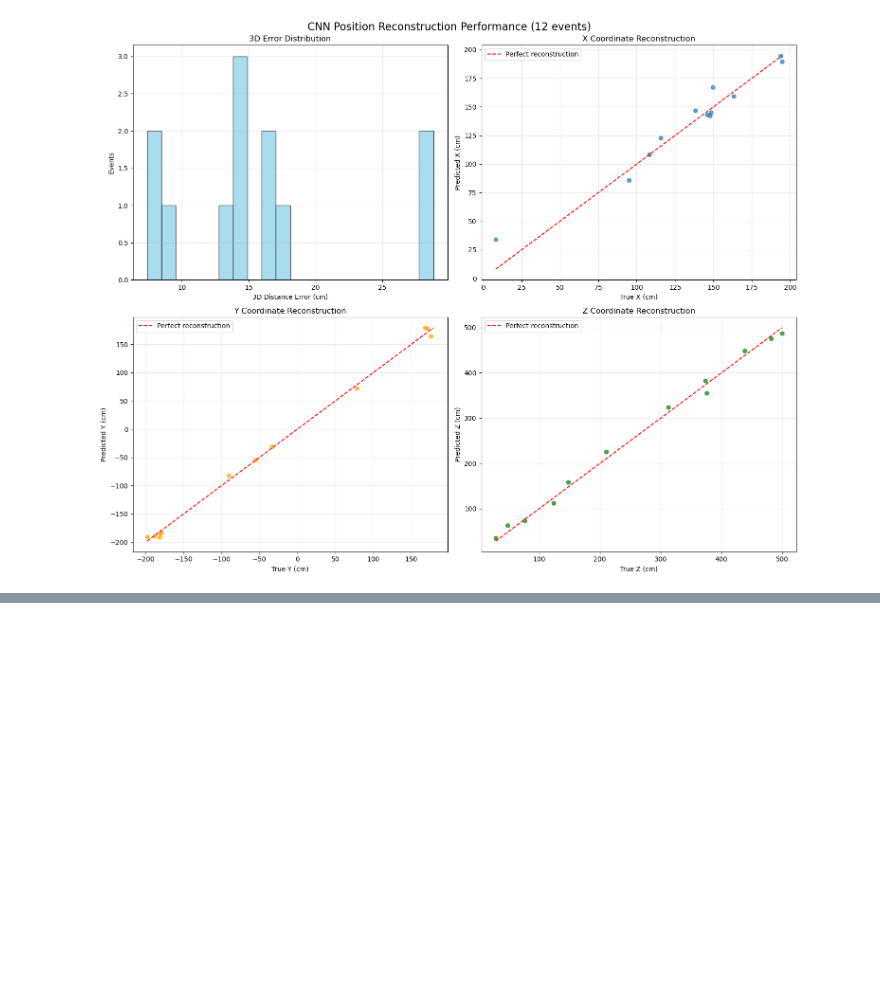
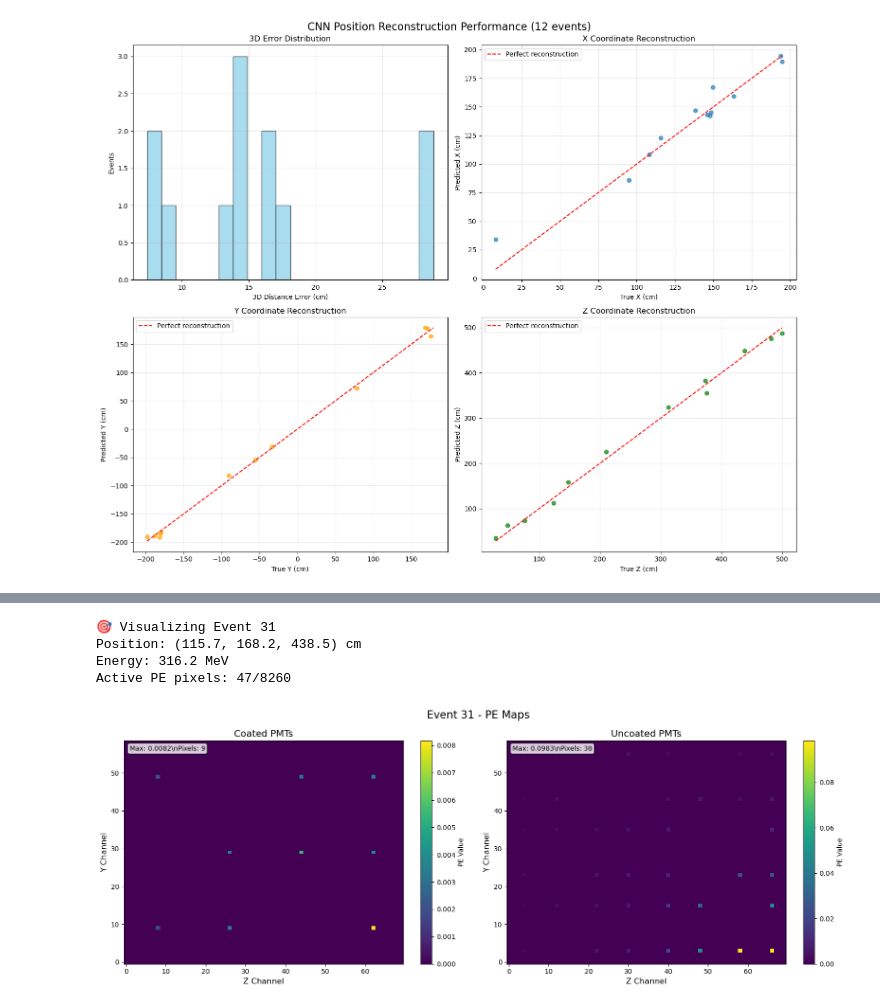
Before and after one commit to SBNSoftware/sbndcode, a Jupyter notebook: sbndcode/PosRecoCVN/inference/ReadPixelMapVars.ipynb, the cells around one changed output, grey strips where cells are left out. Saved outputs shown, nothing was run; the diff lists cells and outputs as text; code cells hidden in the pictures; blank space fills up the shorter version.

Commit message:
changes in ttree root and pixelmap root, changes in readpixelmapvars, now works OK

```diff
--- a/sbndcode/PosRecoCVN/inference/ReadPixelMapVars.ipynb
+++ b/sbndcode/PosRecoCVN/inference/ReadPixelMapVars.ipynb
@@ -19,7 +19,7 @@ import warnings
 warnings.filterwarnings('ignore')
 # %%
 # File path - update this to your pixelmap_variables.root location
-file_path = "/exp/sbnd/app/users/svidales/larsoft_develop/run_try/eleventh_attempt/ttree_analysis.root"  # Updated for complete data
+file_path = "/exp/sbnd/app/users/svidales/larsoft_develop/run_try/30/ttree_analysis_SBNDPDSProd-20250911T155557.root"  # Updated for complete data
 
 print(f"Reading file: {file_path}")
 print(f"File exists: {Path(file_path).exists()}")
@@ -94,6 +98,15 @@ for key in file.keys():
         print(f"Found PixelMapVars-related key: {key}")
 
 print(f"PixelMapVars data available: {has_pixelmap_vars}")
+
+# Load the TTree if found
+tree = None
+if has_inference_tree:
+    if inference_tree_path:
+        tree = file[inference_tree_path]
+    else:
+        tree = file['inference_tree']  # fallback for root level
+    print(f"\n✅ TTree loaded successfully with {tree.num_entries} entries")
 # %% [output]
 ROOT file contents:
   - opanatree;1
@@ -247,0 +524,14 @@ if has_inference_tree and len(passed_events) > 0:
+# %%
+# 🎯 Choose your event to visualize!
+# Change the number below to visualize different events
+
+CHOSEN_EVENT_ID = 31  # ← Change this number!
+
+# Visualize the chosen event
+visualize_chosen_event(events_data, CHOSEN_EVENT_ID)
+# %% [output]
+🎯 Visualizing Event 31
+Position: (115.7, 168.2, 438.5) cm
+Energy: 316.2 MeV
+Active PE pixels: 47/8260
+[figure, added]
```
Also changed, not shown: parts of 6 cells of this notebook, 5 other files.
